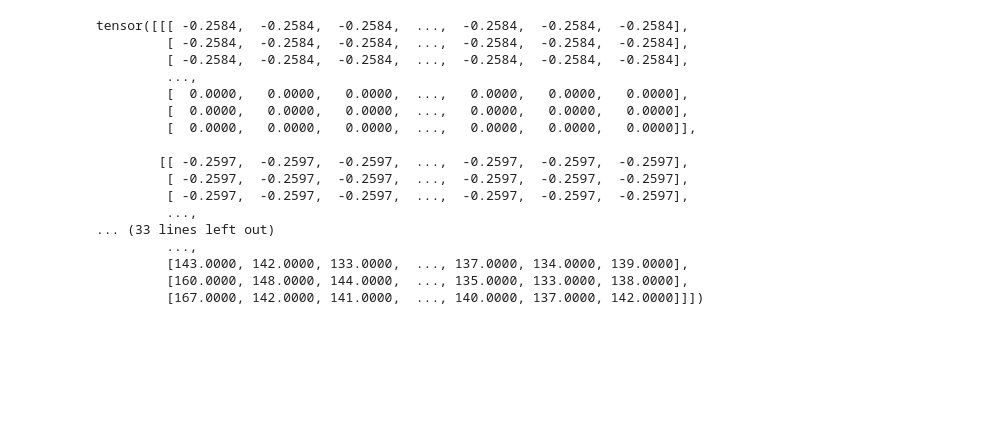
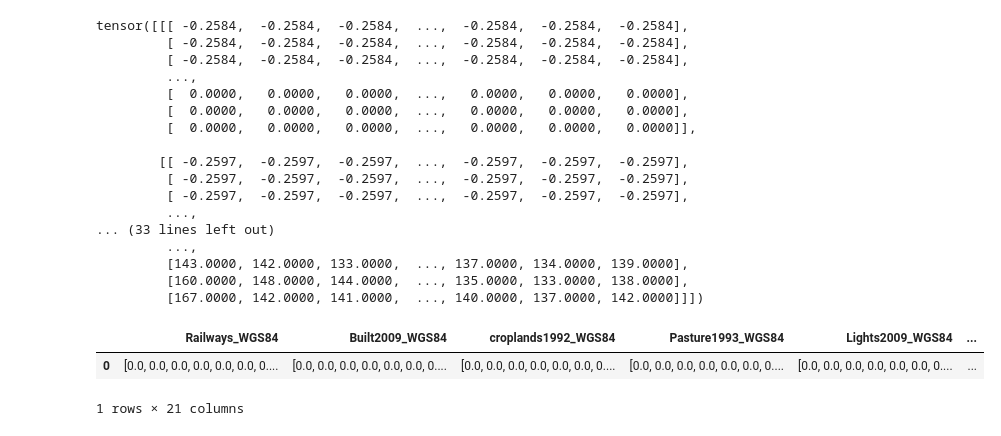
Before and after one commit to dsgt-kaggle-clef/geolifeclef-2024, a Jupyter notebook: notebooks/preprocessing/2024-03-23-acm-dataloader.ipynb, the cells around one changed output. Saved outputs shown, nothing was run; the diff lists cells and outputs as text; code cells hidden in the pictures; blank space fills up the shorter version.

```diff
--- a/notebooks/preprocessing/2024-03-23-acm-dataloader.ipynb
+++ b/notebooks/preprocessing/2024-03-23-acm-dataloader.ipynb
@@ -130,3 +130,16 @@ tensor([[[ -0.2584,  -0.2584,  -0.2584,  ...,  -0.2584,  -0.2584,  -0.2584],
          [143.0000, 142.0000, 133.0000,  ..., 137.0000, 134.0000, 139.0000],
          [160.0000, 148.0000, 144.0000,  ..., 135.0000, 133.0000, 138.0000],
          [167.0000, 142.0000, 141.0000,  ..., 140.0000, 137.0000, 142.0000]]])
+# %%
+import pandas as pd
+
+zipped = list(zip(dataset.provider.bands_names, tensor.cpu().numpy()))
+zipped
+# single row
+row = {k: v.reshape(-1) for k, v in zipped}
+df = pd.DataFrame([row])
+df
+# %% [output]
+|  | Railways_WGS84 | Built2009_WGS84 | croplands1992_WGS84 | Pasture1993_WGS84 | Lights2009_WGS84 | ... |
+| 0 | [0.0, 0.0, 0.0, 0.0, 0.0, 0.0, 0.... | [0.0, 0.0, 0.0, 0.0, 0.0, 0.0, 0.... | [0.0, 0.0, 0.0, 0.0, 0.0, 0.0, 0.... | [0.0, 0.0, 0.0, 0.0, 0.0, 0.0, 0.... | [0.0, 0.0, 0.0, 0.0, 0.0, 0.0, 0.... | ... |
+1 rows × 21 columns
```
Also changed, not shown: parts of 1 cell of this notebook, 4 other files.
